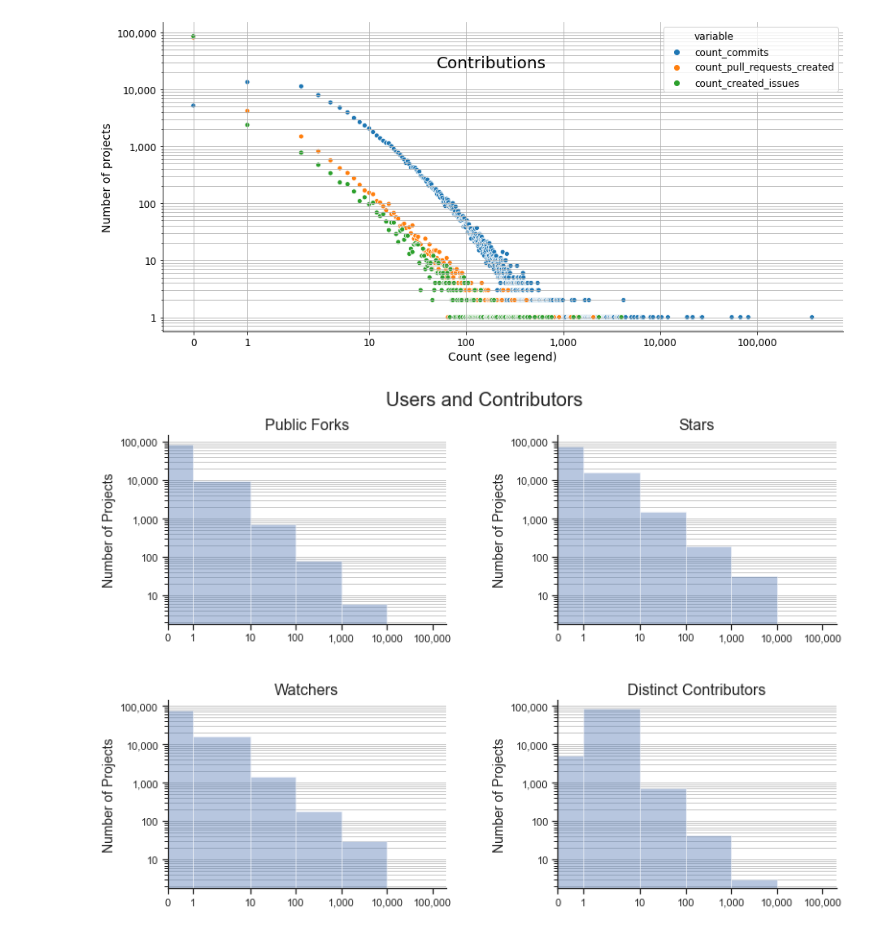
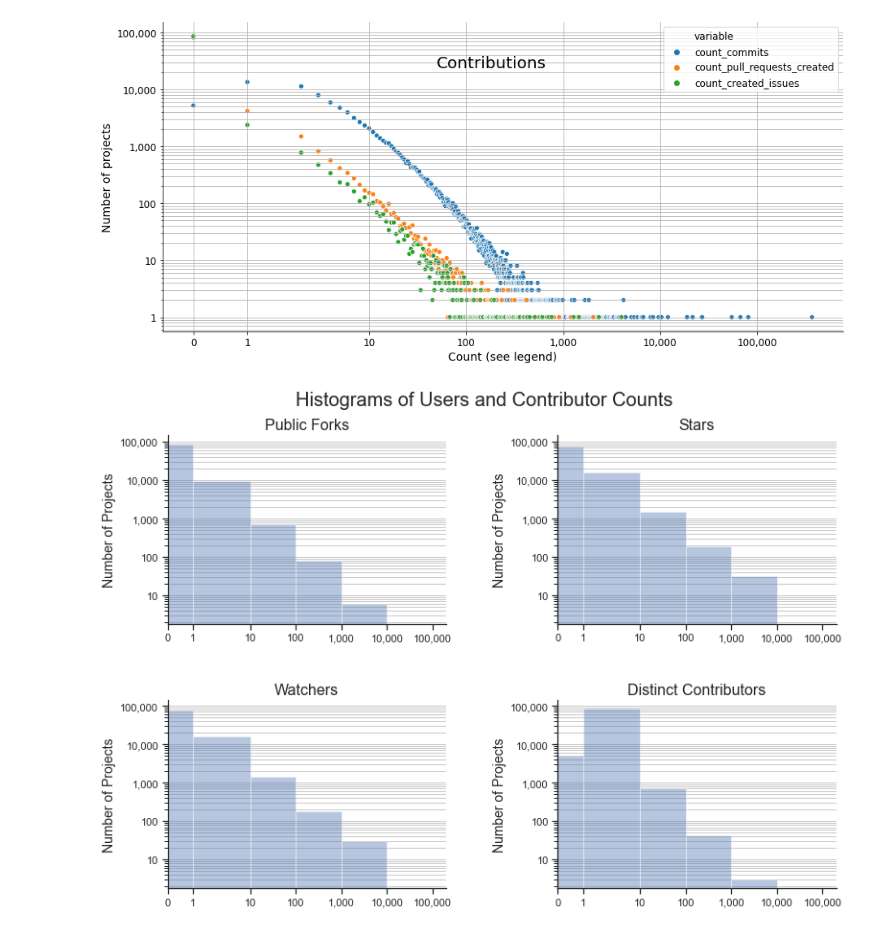
Before and after one commit to estaub/covid-project-report, a Jupyter notebook: covid-project-report.ipynb, the cells around one changed output. Saved outputs shown, nothing was run; the diff lists cells and outputs as text; code cells hidden in the pictures.

```diff
--- a/covid-project-report.ipynb
+++ b/covid-project-report.ipynb
@@ -180,35 +179,35 @@ def count_format(col_name):
 def plot_counts2(cols, suptitle='suptitle'):
     sns.set(style="ticks")
     selected = projects[cols]
     long_frame = pd.melt(selected, value_vars=cols, value_name='n_projects').dropna()
 
     # print(long_frame)
     g = sns.FacetGrid(long_frame, col='variable', col_wrap=2 if len(cols)>3 else 2, height=4, aspect=1.33)
     g = g.map(sns.distplot, 'n_projects', kde=False, norm_hist=False, bins=[0,1,10,100,1000,10000,100000])
     g.set(xscale="symlog", yscale="log", xlim=(0, 200000), xlabel='')
     g.fig.subplots_adjust(top=.9,wspace=.4, hspace=.4)
     g.fig.suptitle(suptitle)
     for ax in g.axes.flatten():
         ax.grid(axis='y', which='both')
         ax.set_title(count_format(ax.get_title()), fontsize=16)
         ax.set_ylabel('Number of Projects', fontsize=14)
         ax.xaxis.set_major_formatter(COMMA_FMT)
         ax.yaxis.set_major_formatter(COMMA_FMT)
         # ax.set_xticklabels(ax.get_xticklabels(), rotation=45, horizontalalignment='right')
 
 # sns.scatterplot(data=dfLong, x='index', y='n_projects', hue='variable', ax=ax )
     # sns.distplot(data=dfLong, x='index', y='n_projects', hue='variable', ax=ax )
     sns.despine(offset=0)
     plt.show()
 
 plot_counts2([
     'count_of_public_forks',
     'count_of_stars',
     'count_of_watchers',
     'count_distinct_contributors',
-], suptitle='Users and Contributors')
+], suptitle='Histograms of Users and Contributor Counts')
 # %% [output]
-[figure, old version]
+[figure, new version]
 # %%
 plot_counts2([
     'count_commits',
```
Also changed, not shown: parts of 6 cells of this notebook, 1 other file.
